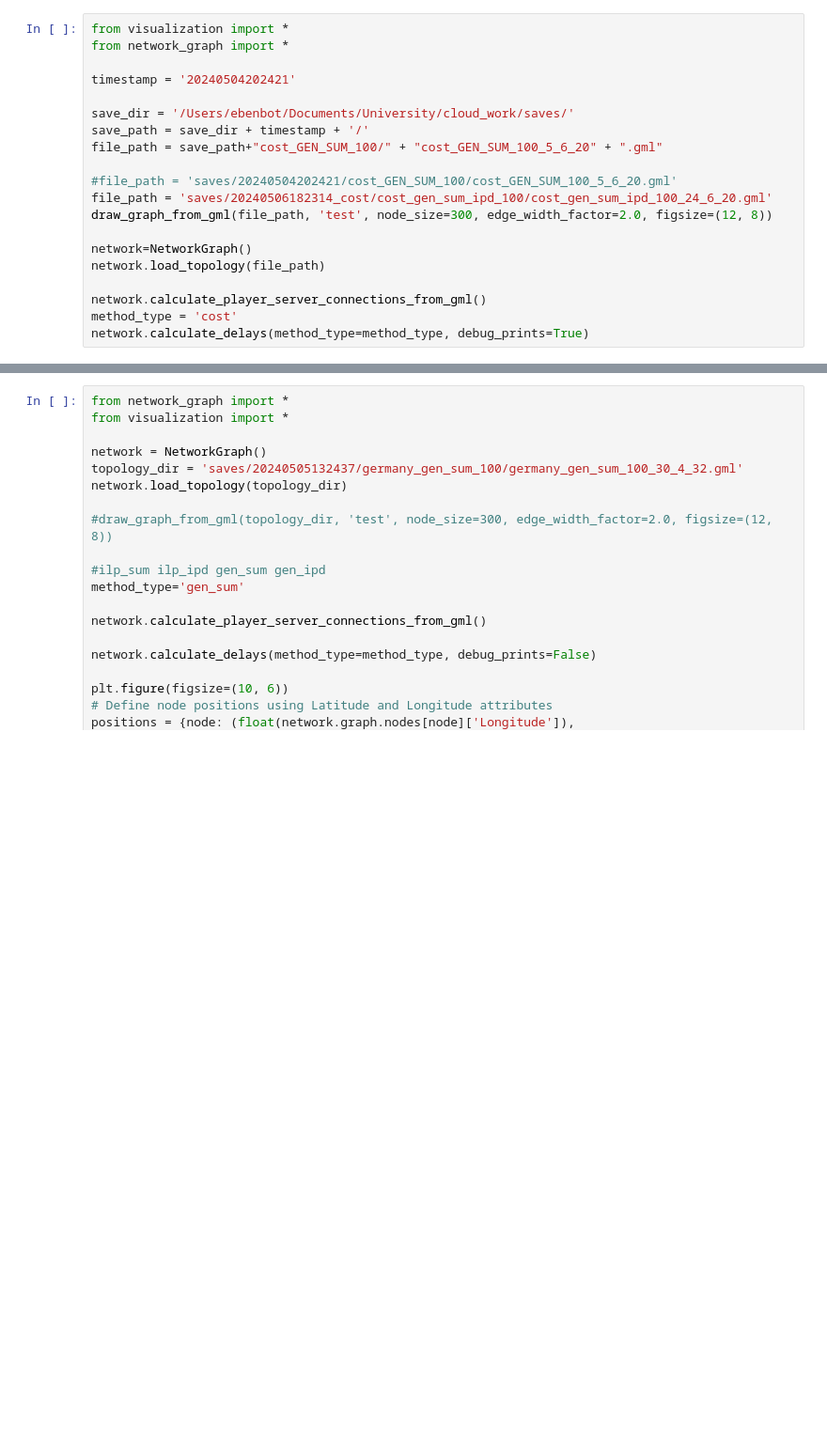
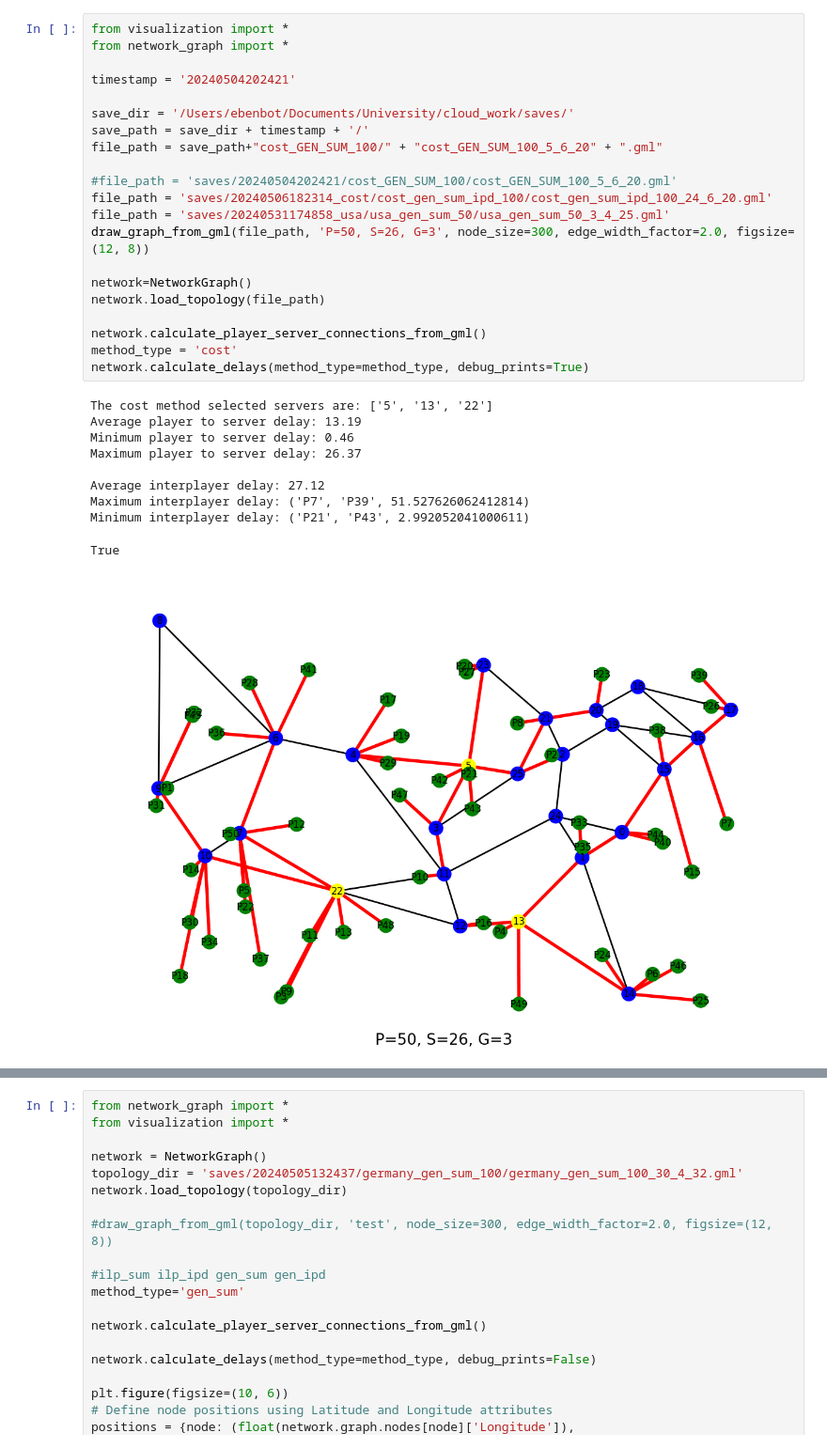
Before and after one commit to savelugi/cloud_work, a Jupyter notebook: testing.ipynb, the cells around one changed output, grey strips where cells are left out. Shown at 94% size. Saved outputs shown, nothing was run; the diff lists cells and outputs as text; blank space fills up the shorter version.

```diff
--- a/testing.ipynb
+++ b/testing.ipynb
@@ -1,23 +1,35 @@
 # %%
 from visualization import *
 from network_graph import *
 
 timestamp = '20240504202421'
 
 save_dir = '/Users/ebenbot/Documents/University/cloud_work/saves/'
 save_path = save_dir + timestamp + '/'
 file_path = save_path+"cost_GEN_SUM_100/" + "cost_GEN_SUM_100_5_6_20" + ".gml"
 
 #file_path = 'saves/20240504202421/cost_GEN_SUM_100/cost_GEN_SUM_100_5_6_20.gml'
 file_path = 'saves/20240506182314_cost/cost_gen_sum_ipd_100/cost_gen_sum_ipd_100_24_6_20.gml'
-draw_graph_from_gml(file_path, 'test', node_size=300, edge_width_factor=2.0, figsize=(12, 8))
+file_path = 'saves/20240531174858_usa/usa_gen_sum_50/usa_gen_sum_50_3_4_25.gml'
+draw_graph_from_gml(file_path, 'P=50, S=26, G=3', node_size=300, edge_width_factor=2.0, figsize=(12, 8))
 
 network=NetworkGraph()
 network.load_topology(file_path)
 
 network.calculate_player_server_connections_from_gml()
 method_type = 'cost'
 network.calculate_delays(method_type=method_type, debug_prints=True)
+# %% [output]
+The cost method selected servers are: ['5', '13', '22']
+Average player to server delay: 13.19
+Minimum player to server delay: 0.46
+Maximum player to server delay: 26.37
+
+Average interplayer delay: 27.12
+Maximum interplayer delay: ('P7', 'P39', 51.527626062412814)
+Minimum interplayer delay: ('P21', 'P43', 2.992052041000611)
+True
+[figure, added]
 # %%
 from visualization import *
 from network_graph import *
```
Also changed, not shown: parts of 21 cells of this notebook, 12 other files.
